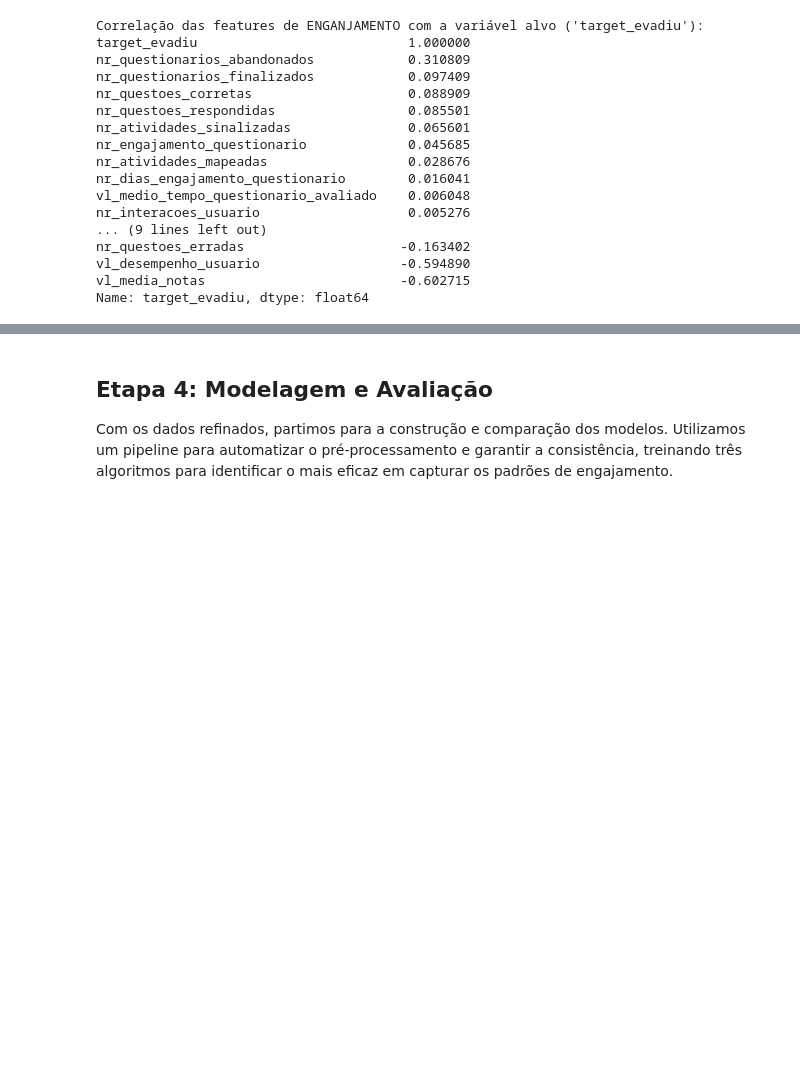
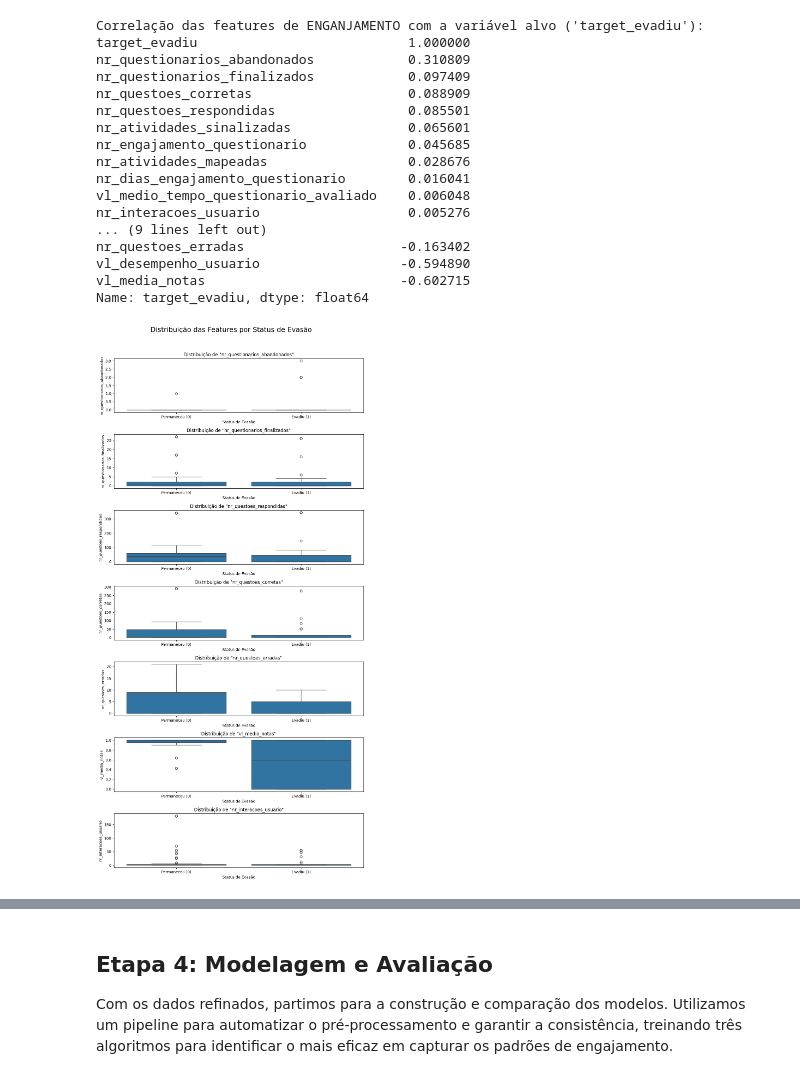
Before and after one commit to MarcosBristot/IA-MACHINE-LEARNING, a Jupyter notebook: projeto_evasao_2.ipynb, the cells around one changed output, grey strips where cells are left out. Cells and saved outputs as stored; diff of their text form; code cells hidden in the pictures; blank space fills up the shorter version.

Commit message:
Boxplots e evasão por cidade

```diff
--- a/projeto_evasao_2.ipynb
+++ b/projeto_evasao_2.ipynb
@@ -147,3 +149,35 @@ nr_questoes_erradas                    -0.163402
 vl_desempenho_usuario                  -0.594890
 vl_media_notas                         -0.602715
 Name: target_evadiu, dtype: float64
+# %%
+# Vamos usar as mesmas features de interesse que você analisou antes
+features_interesse = [
+    'nr_questionarios_abandonados',
+    'nr_questionarios_finalizados',
+    'nr_questoes_respondidas',
+    'nr_questoes_corretas',
+    'nr_questoes_erradas',
+    'vl_media_notas',
+    'nr_interacoes_usuario'
+
+]
+
+# Adicionando a variável alvo ao DataFrame para usar no 'hue'
+# (Criamos uma cópia para não alterar o DataFrame original)
+df_plot = df_treino_final.copy()
+df_plot['target_evadiu'] # Supondo que 'target_evadiu' seja sua Series com 0s e 1s
+
+# Criando um boxplot para cada feature de interesse
+fig, axes = plt.subplots(len(features_interesse), 1, figsize=(10, 20))
+fig.suptitle('Distribuição das Features por Status de Evasão', fontsize=18, y=1.02)
+
+for i, feature in enumerate(features_interesse):
+    sns.boxplot(data=df_plot, x='target_evadiu', y=feature, ax=axes[i])
+    axes[i].set_title(f'Distribuição de "{feature}"')
+    axes[i].set_xticklabels(['Permaneceu (0)', 'Evadiu (1)'])
+    axes[i].set_xlabel('Status de Evasão')
+
+plt.tight_layout()
+plt.show()
+# %% [output]
+[figure, added]
```
Also changed, not shown: parts of 7 cells of this notebook, 2 other files.
